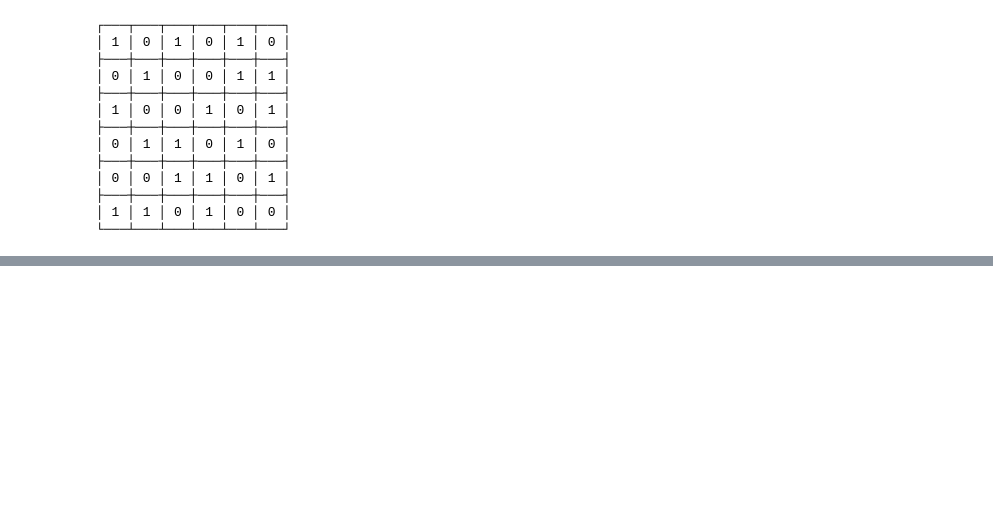
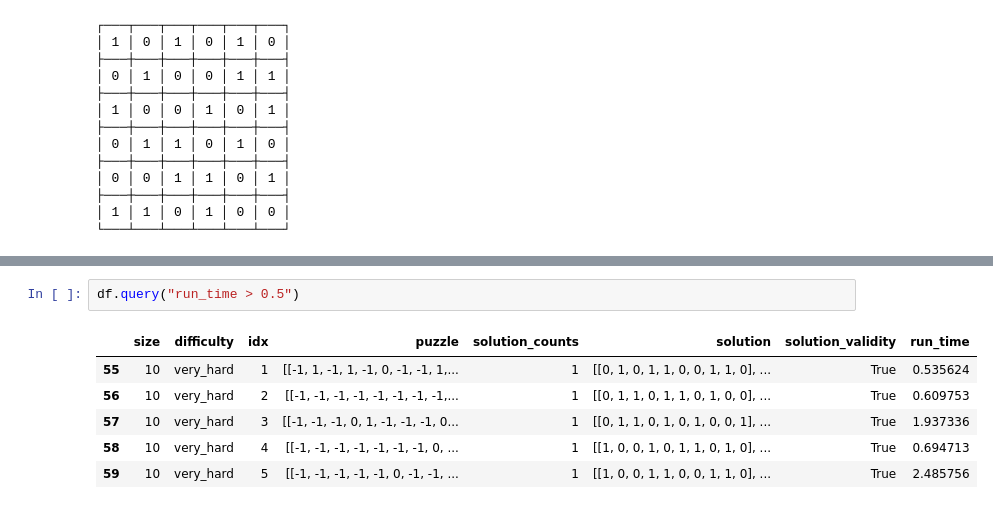
Before and after one commit to Luycia/binary-puzzle, a Jupyter notebook: analyze_results.ipynb, the cells around one changed output, grey strips where cells are left out. Drawn from its saved outputs; the diff is of its cells as text; blank space fills up the shorter version.

```diff
--- a/analyze_results.ipynb
+++ b/analyze_results.ipynb
@@ -108,0 +109,9 @@ df.boxplot('run_time', by='size', showfliers=False)
+# %%
+df.query("run_time > 0.5")
+# %% [output]
+|  | size | difficulty | idx | puzzle | solution_counts | solution | solution_validity | run_time |
+| 55 | 10 | very_hard | 1 | [[-1, 1, -1, 1, -1, 0, -1, -1, 1,... | 1 | [[0, 1, 0, 1, 1, 0, 0, 1, 1, 0], ... | True | 0.535624 |
+| 56 | 10 | very_hard | 2 | [[-1, -1, -1, -1, -1, -1, -1, -1,... | 1 | [[0, 1, 1, 0, 1, 1, 0, 1, 0, 0], ... | True | 0.609753 |
+| 57 | 10 | very_hard | 3 | [[-1, -1, -1, 0, 1, -1, -1, -1, 0... | 1 | [[0, 1, 1, 0, 1, 0, 1, 0, 0, 1], ... | True | 1.937336 |
+| 58 | 10 | very_hard | 4 | [[-1, -1, -1, -1, -1, -1, -1, 0, ... | 1 | [[1, 0, 0, 1, 0, 1, 1, 0, 1, 0], ... | True | 0.694713 |
+| 59 | 10 | very_hard | 5 | [[-1, -1, -1, -1, -1, 0, -1, -1, ... | 1 | [[1, 0, 0, 1, 1, 0, 0, 1, 1, 0], ... | True | 2.485756 |
```
Also changed, not shown: parts of 3 cells of this notebook.
